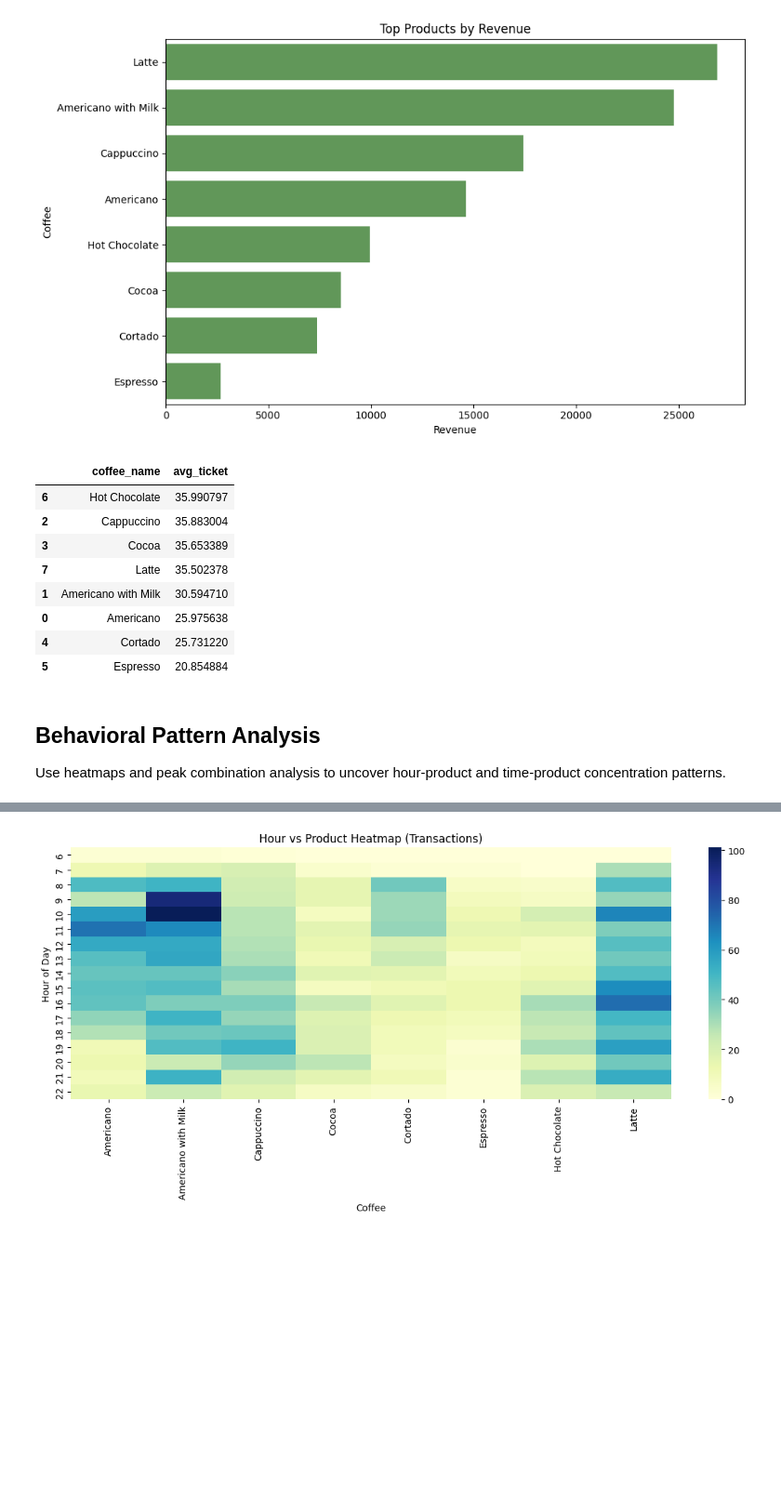
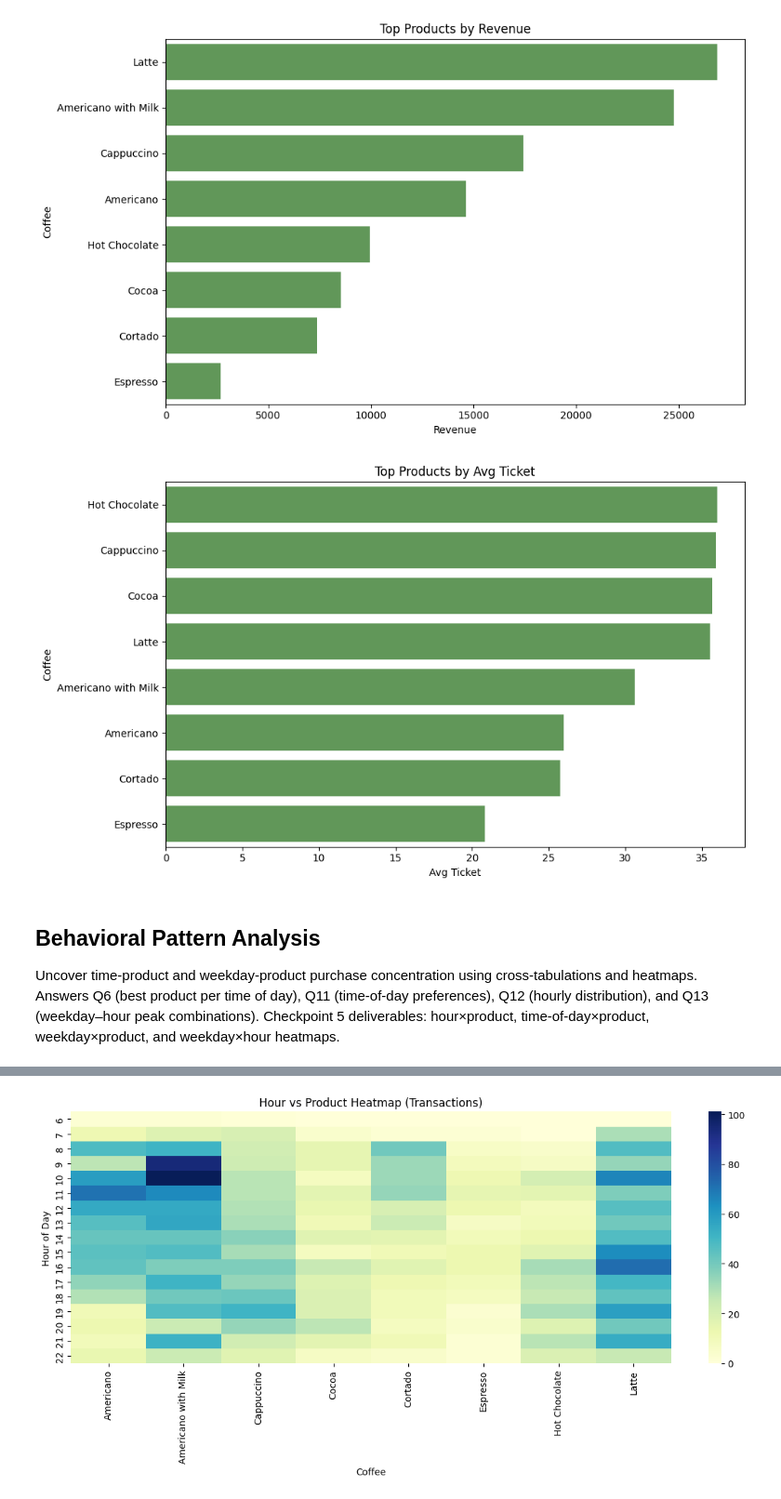
Before and after one commit to bagoez-hub/coffee-sales-analysis, a Jupyter notebook: notebooks/03_analysis.ipynb, the cells around one changed output, grey strips where cells are left out. Shown at 93% size. Cells and saved outputs as stored; diff of their text form; code cells hidden in the pictures; blank space fills up the shorter version.

```diff
--- a/notebooks/03_analysis.ipynb
+++ b/notebooks/03_analysis.ipynb
@@ -182,23 +236,11 @@ plt.show()
 # %% [output]
 [figure]
 # %%
-avg_ticket_product = (
-    analysis_df.groupby("coffee_name", as_index=False)["money"]
-    .mean()
-    .rename(columns={"money": "avg_ticket"})
-    .sort_values("avg_ticket", ascending=False)
-)
-display(avg_ticket_product)
+fig = plot_top_products(avg_ticket_df, value_column="avg_ticket")
+plt.tight_layout()
+plt.show()
 # %% [output]
-|  | coffee_name | avg_ticket |
-| 6 | Hot Chocolate | 35.990797 |
-| 2 | Cappuccino | 35.883004 |
-| 3 | Cocoa | 35.653389 |
-| 7 | Latte | 35.502378 |
-| 1 | Americano with Milk | 30.594710 |
-| 0 | Americano | 25.975638 |
-| 4 | Cortado | 25.731220 |
-| 5 | Espresso | 20.854884 |
+[figure, added]
 # %% [markdown]
 ## Behavioral Pattern Analysis
-Use heatmaps and peak combination analysis to uncover hour-product and time-product concentration patterns.
+Uncover time-product and weekday-product purchase concentration using cross-tabulations and heatmaps. Answers Q6 (best product per time of day), Q11 (time-of-day preferences), Q12 (hourly distribution), and Q13 (weekday–hour peak combinations). Checkpoint 5 deliverables: hour×product, time-of-day×product, weekday×product, and weekday×hour heatmaps.
```
Also changed, not shown: parts of 17 cells of this notebook, 5 other files.
